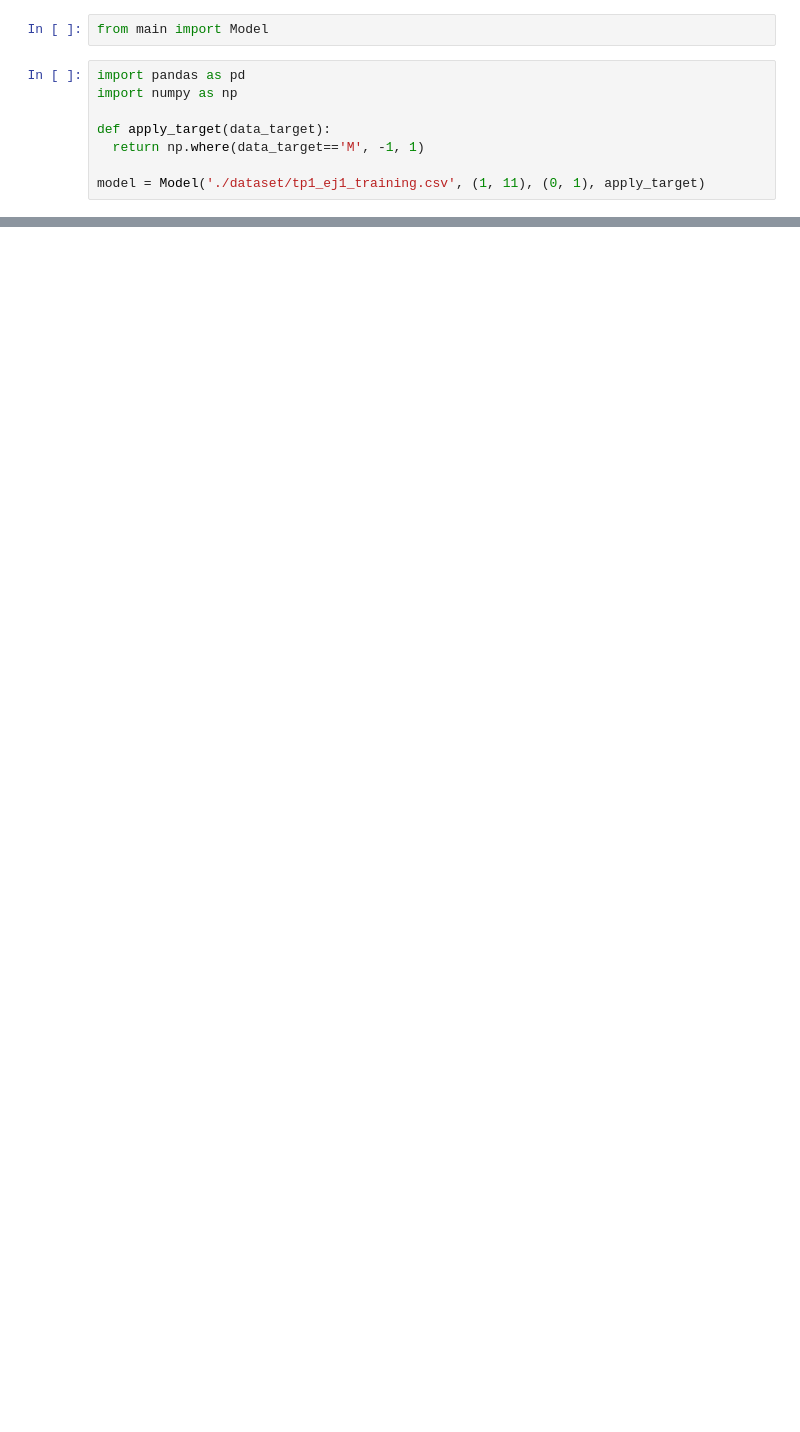
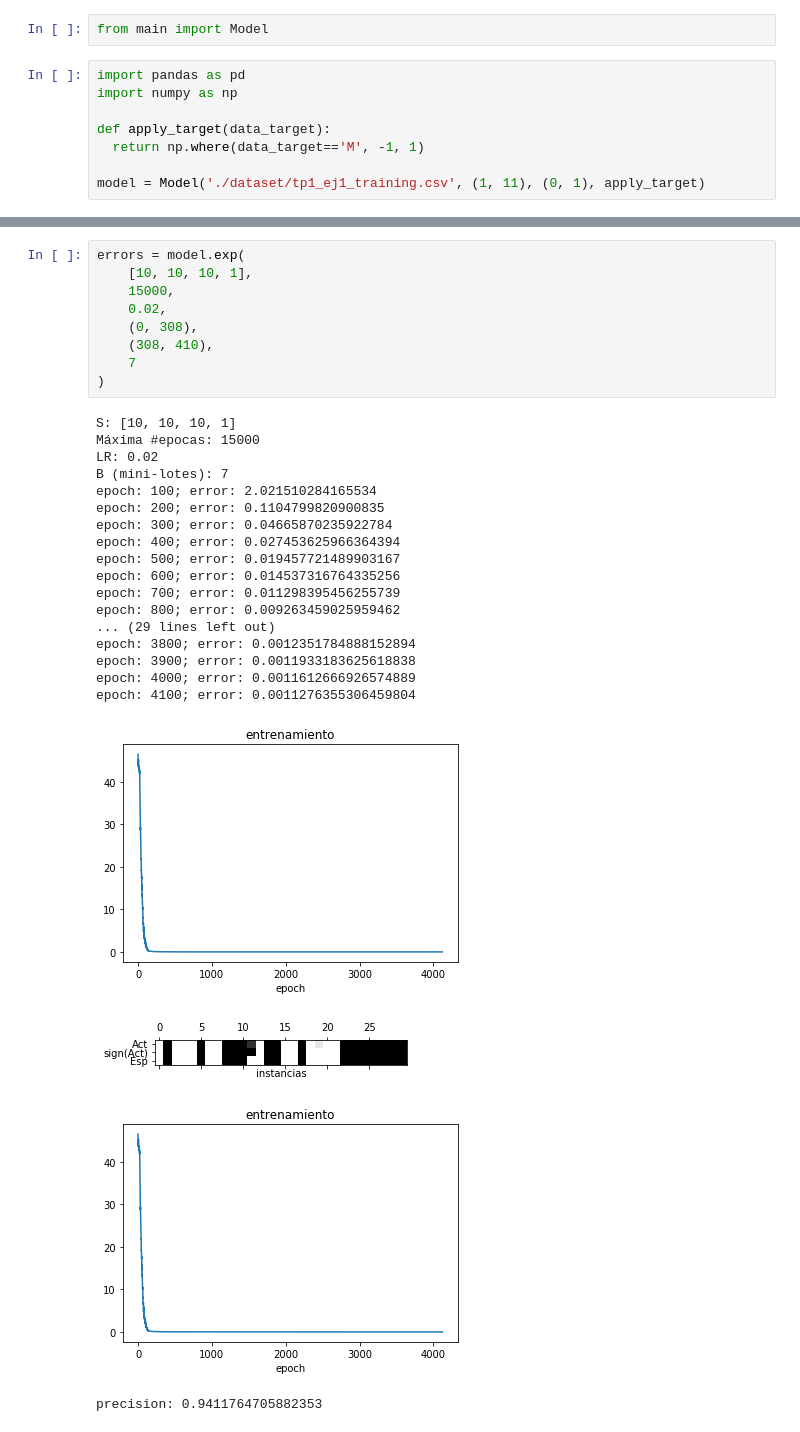
Before and after one commit to joaconafta/RedNeu-TP1, a Jupyter notebook: exp_ej1.ipynb, the cells around one changed output, grey strips where cells are left out. Drawn from its saved outputs; the diff is of its cells as text; blank space fills up the shorter version.

```diff
--- a/exp_ej1.ipynb
+++ b/exp_ej1.ipynb
@@ -347,3 +371,34 @@ epoch: 4900; error: 0.0036368481143846903
+# %%
+errors = model.exp(
+    [10, 10, 10, 1],
+    15000,
+    0.02,
+    (0, 308),
+    (308, 410),
+    7
+)
+# %% [output]
+S: [10, 10, 10, 1]
+Máxima #epocas: 15000
+LR: 0.02
+B (mini-lotes): 7
+epoch: 100; error: 2.021510284165534
+epoch: 200; error: 0.1104799820900835
+epoch: 300; error: 0.04665870235922784
+epoch: 400; error: 0.027453625966364394
+epoch: 500; error: 0.019457721489903167
+epoch: 600; error: 0.014537316764335256
+epoch: 700; error: 0.011298395456255739
+epoch: 800; error: 0.009263459025959462
+... (29 lines left out)
+epoch: 3800; error: 0.0012351784888152894
+epoch: 3900; error: 0.0011933183625618838
+epoch: 4000; error: 0.0011612666926574889
+epoch: 4100; error: 0.0011276355306459804
+[figure, added]
+[figure, added]
+[figure, added]
+precision: 0.9411764705882353
 # %%
 errors = model.exp(
     [10, 10, 10, 1],
```
Also changed, not shown: parts of 15 cells of this notebook, 1 other file.
